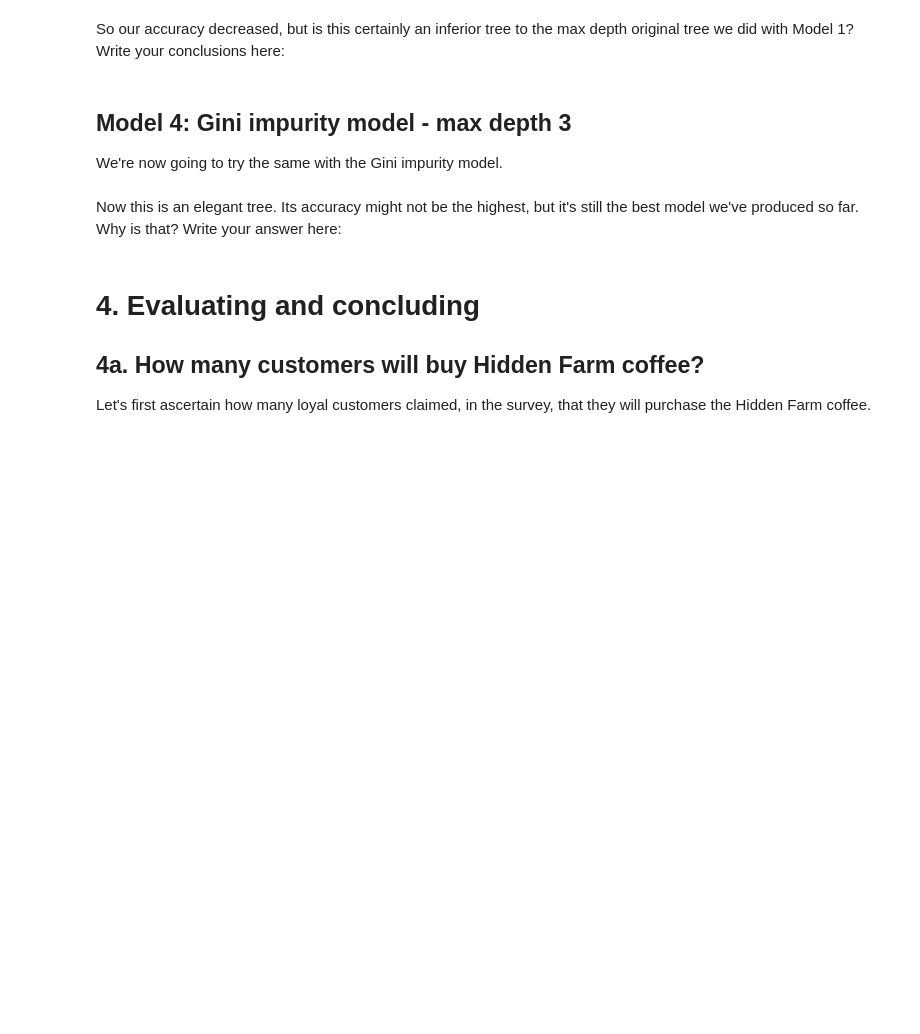
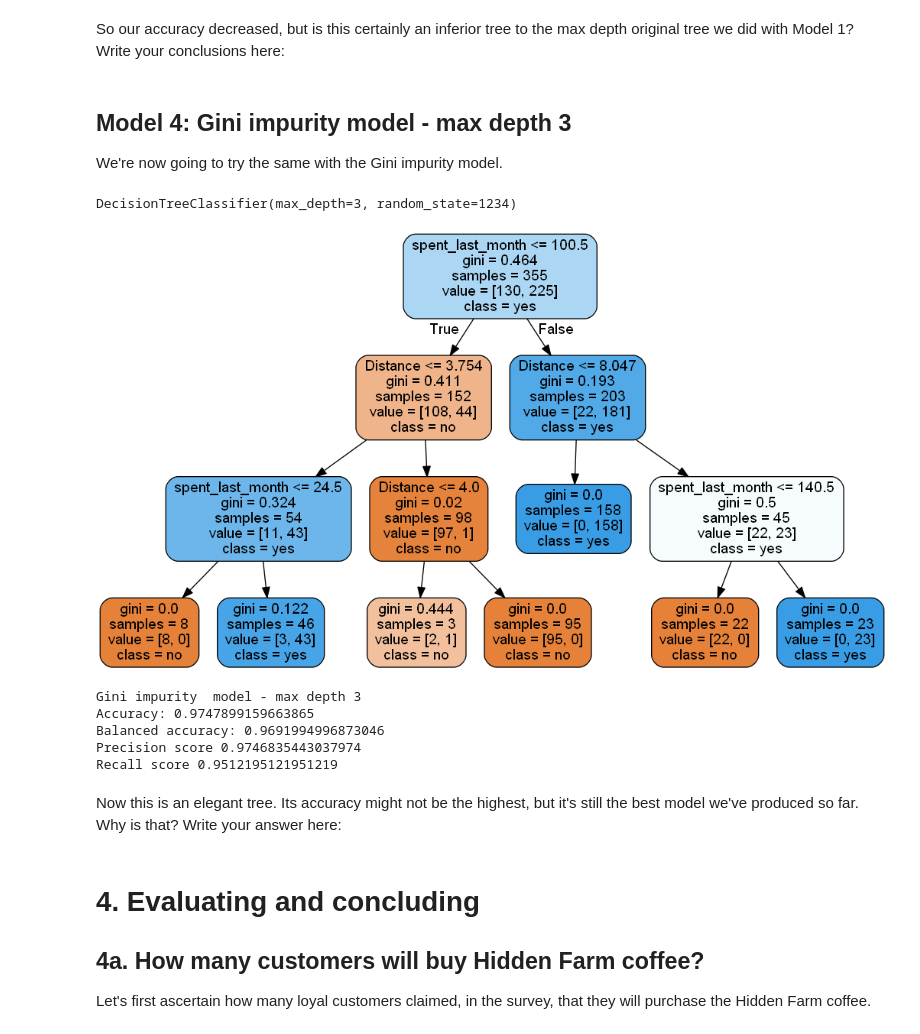
Before and after one commit to yepterence/Springboard-case-studies, a Jupyter notebook: Springboard Decision Tree Specialty Coffee Case Study - Tier 3.ipynb, the cells around one changed output. Cells and saved outputs as stored; diff of their text form; code cells hidden in the pictures; blank space fills up the shorter version.

```diff
--- a/Springboard Decision Tree Specialty Coffee Case Study - Tier 3.ipynb
+++ b/Springboard Decision Tree Specialty Coffee Case Study - Tier 3.ipynb
@@ -498,7 +547,11 @@ So our accuracy decreased, but is this certainly an inferior tree to the max dep
 We're now going to try the same with the Gini impurity model.
 # %%
 # As before, make a variable, but call it gini_model2, and ensure the max_depth parameter is set to 3
-_ _ _ = _ _ _._ _ _(_ _ _ ='_ _ _ ', _ _ _ = 1234, _ _ _  = _ _ _ )
+gini_model2 = tree.DecisionTreeClassifier(criterion ='gini', random_state = 1234, max_depth = 3)
 
 # Do the fit, predict, and series transformations as before.
-_ _ _
+gini_model2.fit(X_train,y_train)
+y_pred = pd.Series(gini_model2.predict(X_test))
+gini_model2
+# %% [output]
+DecisionTreeClassifier(max_depth=3, random_state=1234)
@@ -512,9 +558,30 @@ _ _ _
+# %%
+dot_data = StringIO()
+tree.export_graphviz(gini_model2,
+                     out_file=dot_data,
+                     filled=True,
+                     rounded=True,
+                     feature_names=X_train.columns,
+                     class_names=entr_model2.classes_)
+
+
+# Alternatively for class_names use gini_model2.classes_
+graph = pydotplus.graph_from_dot_data(dot_data.getvalue())
+Image(graph.create_png())
+# %% [output]
+[figure, added]
 # %%
 print("Gini impurity  model - max depth 3")
 print("Accuracy:", metrics.accuracy_score(y_test,y_pred))
 print("Balanced accuracy:", metrics.balanced_accuracy_score(y_test,y_pred))
-print('Precision score' , metrics.precision_score(y_test,y_pred, pos_label = "YES"))
-print('Recall score' , metrics.recall_score(y_test,y_pred, pos_label = "NO"))
+print('Precision score' , metrics.precision_score(y_test,y_pred, pos_label = "yes"))
+print('Recall score' , metrics.recall_score(y_test,y_pred, pos_label = "no"))
+# %% [output]
+Gini impurity  model - max depth 3
+Accuracy: 0.9747899159663865
+Balanced accuracy: 0.9691994996873046
+Precision score 0.9746835443037974
+Recall score 0.9512195121951219
 # %% [markdown]
 Now this is an elegant tree. Its accuracy might not be the highest, but it's still the best model we've produced so far. Why is that? Write your answer here:
 # %% [markdown]
```
Also changed, not shown: parts of 18 cells of this notebook.
